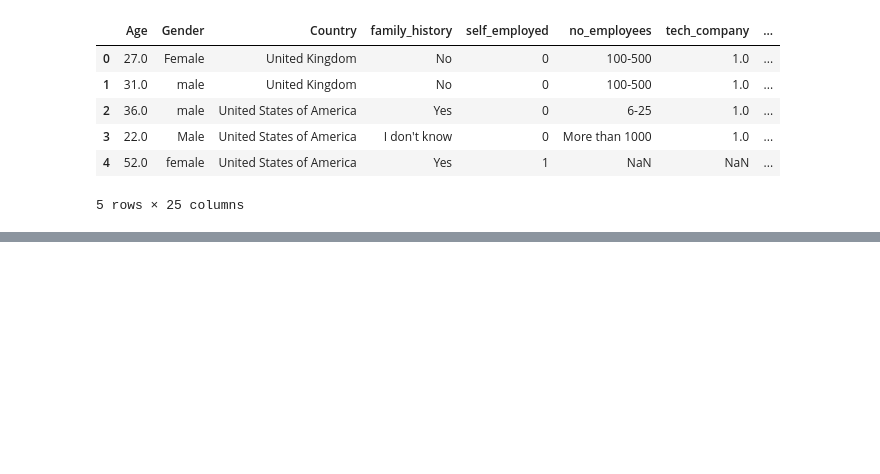
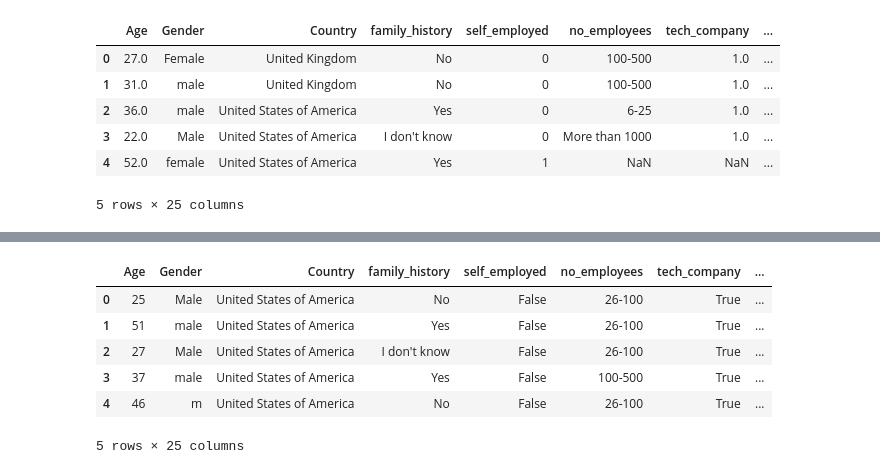
Before and after one commit to JH-Y-324/first-repository, a Jupyter notebook: surveys.ipynb, the cells around one changed output, grey strips where cells are left out. Drawn from its saved outputs; the diff is of its cells as text; code cells hidden in the pictures; blank space fills up the shorter version.

```diff
--- a/surveys.ipynb
+++ b/surveys.ipynb
@@ -128,0 +287,11 @@ files.download('df2017_filtered.csv')
+# %%
+# df2019 열 이름에서 HTML 태그 제거
+df2019.columns = [remove_html_tags(col) for col in df2019.columns]
+
+# 2. rename_2017의 키와 df2017.columns 비교
+missing_columns = [col for col in rename_2019.keys() if col not in df2019.columns]
+existing_columns = [col for col in rename_2019.keys() if col in df2019.columns]
+
+# 3. 출력
+print("Missing Columns:", missing_columns)
+print("Existing Columns:", existing_columns)
@@ -128,0 +301,5 @@ files.download('df2017_filtered.csv')
+# %%
+df2019_filtered = df2019[existing_columns]
+
+# 결과 확인
+df2019_filtered.head()
@@ -128,0 +314,14 @@ files.download('df2017_filtered.csv')
+# %%
+# 기존 열 이름을 rename_2017의 값으로 바꾸기
+df2019_filtered = df2019_filtered.rename(columns=rename_2019)
+
+# 결과 확인
+df2019_filtered.head()
+# %% [output]
+|  | Age | Gender | Country | family_history | self_employed | no_employees | tech_company | ... |
+| 0 | 25 | Male | United States of America | No | False | 26-100 | True | ... |
+| 1 | 51 | male | United States of America | Yes | False | 26-100 | True | ... |
+| 2 | 27 | Male | United States of America | I don't know | False | 26-100 | True | ... |
+| 3 | 37 | male | United States of America | Yes | False | 100-500 | True | ... |
+| 4 | 46 | m | United States of America | No | False | 26-100 | True | ... |
+5 rows × 25 columns
```
Also changed, not shown: parts of 12 cells of this notebook.
